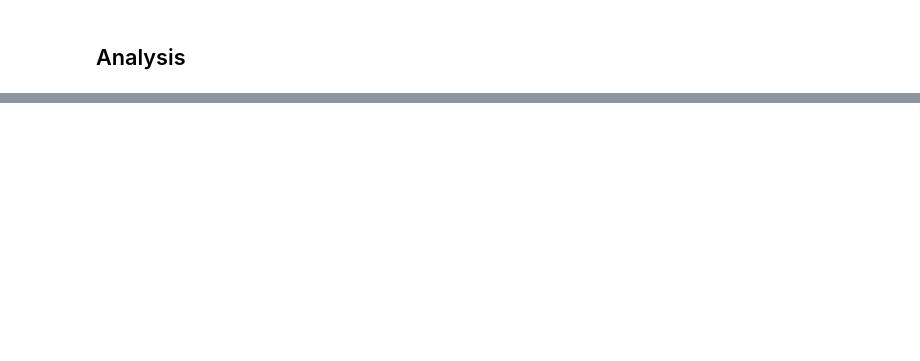
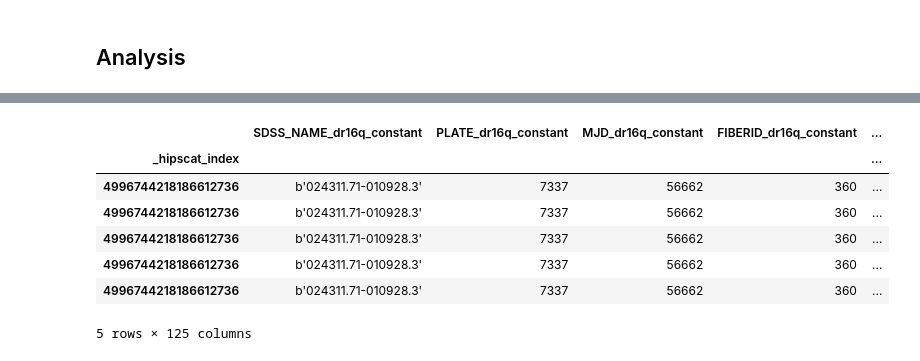
Before and after one commit to dougbrn/notebooks, a Jupyter notebook: single_pixel.ipynb, the cells around one changed output, grey strips where cells are left out. Drawn from its saved outputs; the diff is of its cells as text; code cells hidden in the pictures; blank space fills up the shorter version.

```diff
--- a/single_pixel.ipynb
+++ b/single_pixel.ipynb
@@ -138,0 +120,11 @@ ens.prune(30).sf2(argument_container = arg_container)
+# %%
+ens.head("source",5)
+# %% [output]
+|  | SDSS_NAME_dr16q_constant | PLATE_dr16q_constant | MJD_dr16q_constant | FIBERID_dr16q_constant | ... |
+| _hipscat_index |  |  |  |  | ... |
+| 4996744218186612736 | b'024311.71-010928.3' | 7337 | 56662 | 360 | ... |
+| 4996744218186612736 | b'024311.71-010928.3' | 7337 | 56662 | 360 | ... |
+| 4996744218186612736 | b'024311.71-010928.3' | 7337 | 56662 | 360 | ... |
+| 4996744218186612736 | b'024311.71-010928.3' | 7337 | 56662 | 360 | ... |
+| 4996744218186612736 | b'024311.71-010928.3' | 7337 | 56662 | 360 | ... |
+5 rows × 125 columns
```
Also changed, not shown: parts of 11 cells of this notebook.
